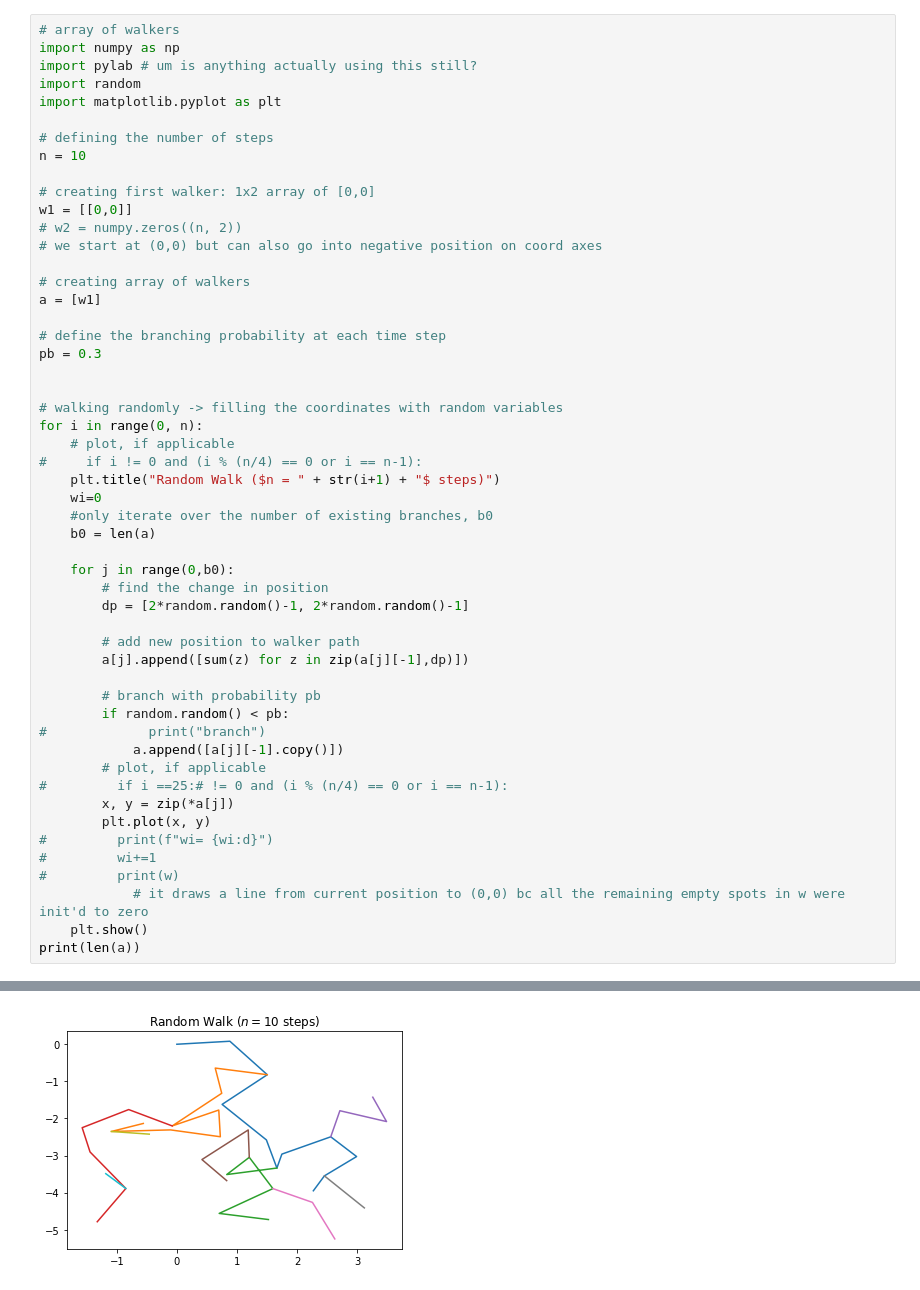
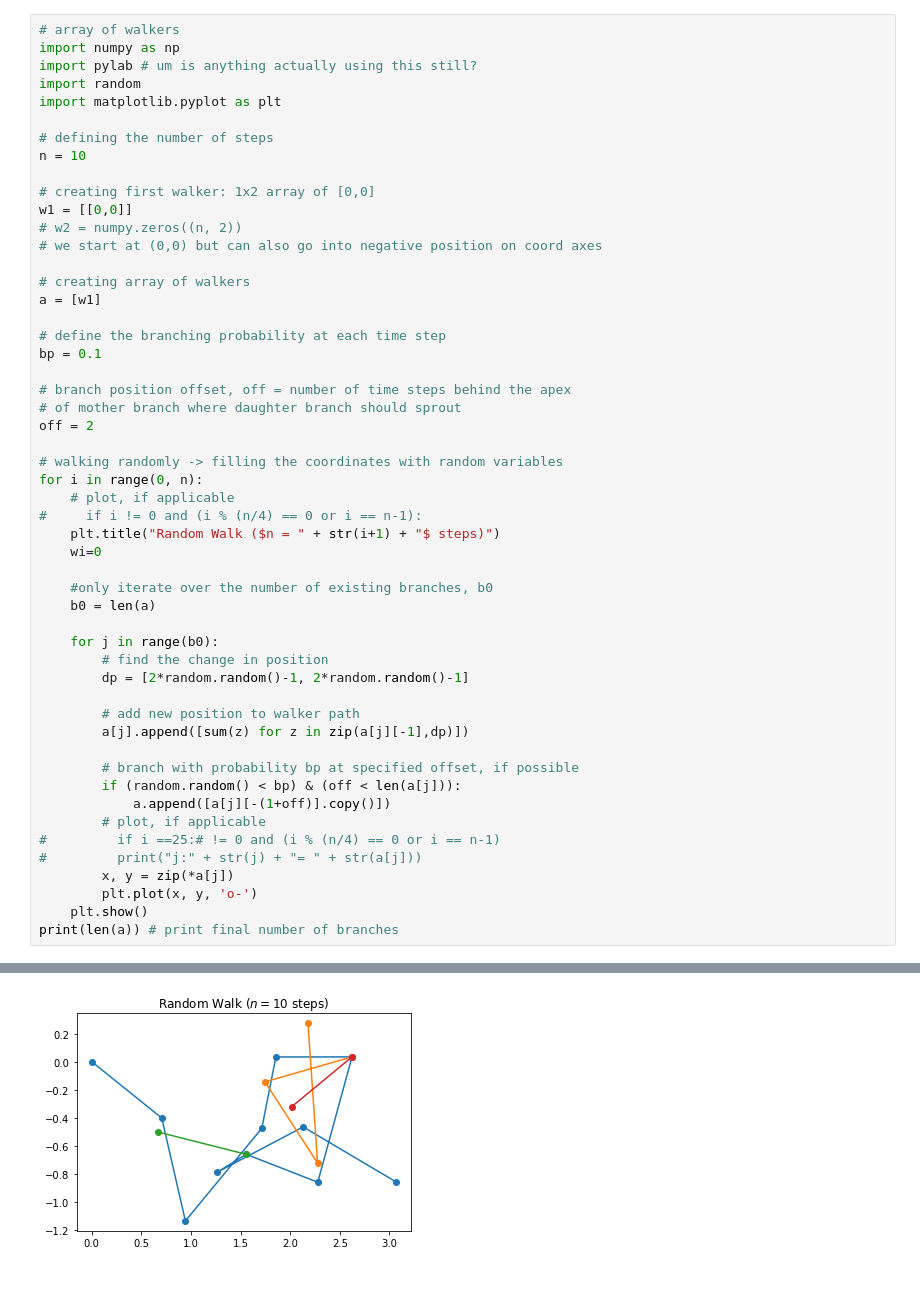
Before and after one commit to Radja-Group/GorgonianBranching, a Jupyter notebook: random_walk_branching.ipynb, the cells around one changed output, grey strips where cells are left out. Drawn from its saved outputs; the diff is of its cells as text.

Commit message:
Add files via upload
can define an offset from the active node tip where branching should occur

```diff
--- a/random_walk_branching.ipynb
+++ b/random_walk_branching.ipynb
@@ -17,8 +19,11 @@ w1 = [[0,0]]
 a = [w1]
 
 # define the branching probability at each time step
-pb = 0.3
+bp = 0.1
 
+# branch position offset, off = number of time steps behind the apex
+# of mother branch where daughter branch should sprout
+off = 2
 
 # walking randomly -> filling the coordinates with random variables
 for i in range(0, n):
@@ -26,28 +31,25 @@ for i in range(0, n):
 #     if i != 0 and (i % (n/4) == 0 or i == n-1):
     plt.title("Random Walk ($n = " + str(i+1) + "$ steps)")
     wi=0
+
     #only iterate over the number of existing branches, b0
     b0 = len(a)
 
-    for j in range(0,b0):
+    for j in range(b0):
         # find the change in position
         dp = [2*random.random()-1, 2*random.random()-1]
 
         # add new position to walker path
         a[j].append([sum(z) for z in zip(a[j][-1],dp)])
 
-        # branch with probability pb
-        if random.random() < pb:
-#             print("branch")
-            a.append([a[j][-1].copy()])
+        # branch with probability bp at specified offset, if possible
+        if (random.random() < bp) & (off < len(a[j])):
+            a.append([a[j][-(1+off)].copy()])
         # plot, if applicable
-#         if i ==25:# != 0 and (i % (n/4) == 0 or i == n-1):
+#         if i ==25:# != 0 and (i % (n/4) == 0 or i == n-1)
+#         print("j:" + str(j) + "= " + str(a[j]))
         x, y = zip(*a[j])
-        plt.plot(x, y)
-#         print(f"wi= {wi:d}")
-#         wi+=1
-#         print(w)
-            # it draws a line from current position to (0,0) bc all the remaining empty spots in w were init'd to zero
+        plt.plot(x, y, 'o-')
     plt.show()
-print(len(a))
+print(len(a)) # print final number of branches
 # %% [output]
@@ -63 +65 @@ print(len(a))
-[figure, old version]
+[figure, new version]
```
Also changed, not shown: parts of 11 cells of this notebook.
